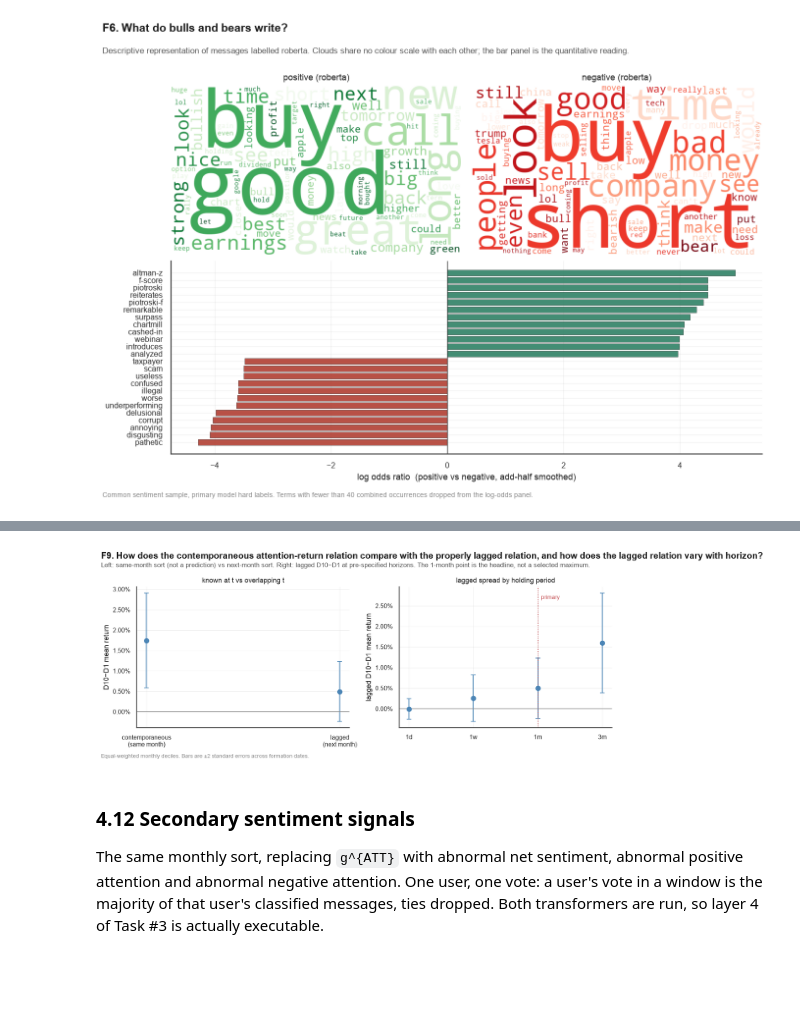
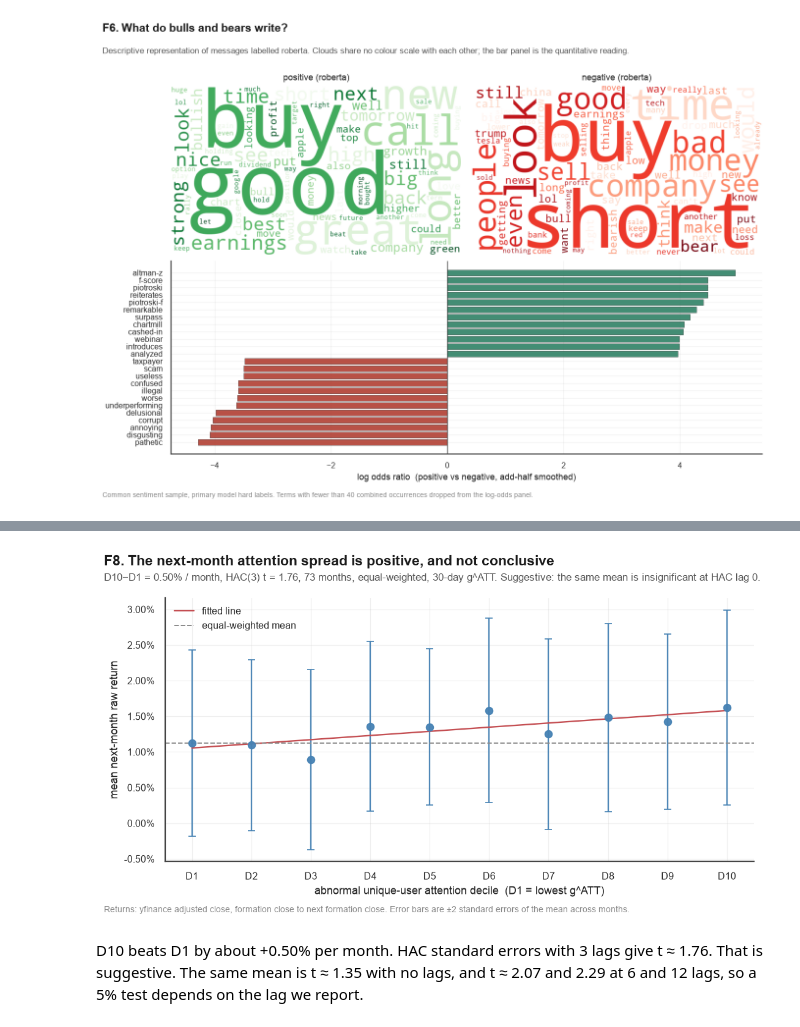
Before and after one commit to henricvsb/Finance-with-Big-Data-Lab-Sessions, a Jupyter notebook: #3/PCLAB#3 - Group 2 - Henricus Bracht Erdem Bayrakcioglu Leonard Fischbach.ipynb, the cells around one changed output, grey strips where cells are left out. Cells and saved outputs as stored; diff of their text form; code cells hidden in the pictures; blank space fills up the shorter version.

```diff
--- a/#3/PCLAB#3 - Group 2 - Henricus Bracht Erdem Bayrakcioglu Leonard Fischbach.ipynb
+++ b/#3/PCLAB#3 - Group 2 - Henricus Bracht Erdem Bayrakcioglu Leonard Fischbach.ipynb
@@ -4344,48 +3515,29 @@ Contemporaneous D10−D1 mean=+1.7439%  (labelled non-predictive)
 # %%
-fig, axes = plt.subplots(1, 2, figsize=(10.4, 4.2))
-ax = axes[0]
-_pts = pd.DataFrame({
-    "x": ["contemporaneous\n(same month)", "lagged\n(next month)"],
-    "mean": [spread_contemp.mean(), spread.mean()],
-    "se": [spread_contemp.sem(), spread.sem()],
-})
-add_error_bars(ax, [0, 1], _pts["mean"], _pts["se"], k=2.0, color=PALETTE["primary"])
-ax.axhline(0, color=PALETTE["neutral"], linewidth=0.9)
-ax.set_xticks([0, 1])
-ax.set_xticklabels(_pts["x"])
-ax.set_ylabel("D10−D1 mean return")
+_dm = decile_mean.reset_index()
+_title = ("F8. The next-month attention spread is positive, and not conclusive")
+fig, ax = plt.subplots(figsize=(8.4, 4.6))
+add_error_bars(ax, _dm["portfolio"], _dm["mean"], _dm["se"], k=2.0, color=PALETTE["primary"])
+_coef = np.polyfit(_dm["portfolio"], _dm["mean"], 1)
+ax.plot(_dm["portfolio"], np.polyval(_coef, _dm["portfolio"]),
+        color=PALETTE["accent"], linewidth=1.3, label="fitted line")
+ax.axhline(port_panel["raw_return"].mean(), color=PALETTE["neutral"], linestyle="--",
+           linewidth=1.1, label="equal-weighted mean")
+ax.set_xticks(range(1, 11))
+ax.set_xticklabels([f"D{i}" for i in range(1, 11)])
+ax.set_xlabel("abnormal unique-user attention decile  (D1 = lowest g^ATT)")
+ax.set_ylabel("mean next-month raw return")
 pct_axis(ax, decimals=2)
-ax.set_title("known at t vs overlapping t", fontsize=10)
-
-ax = axes[1]
-_h_order = ["1d", "1w", "1m", "3m"]
-_h_mean = [horizons[k].mean() for k in _h_order]
-_h_se = [horizons[k].sem() for k in _h_order]
-add_error_bars(ax, range(4), _h_mean, _h_se, k=2.0, color=PALETTE["primary"])
-ax.axhline(0, color=PALETTE["neutral"], linewidth=0.9)
-ax.axvline(2, color=PALETTE["accent"], linestyle=":", linewidth=1.0)
-ax.text(2.05, ax.get_ylim()[1] * 0.9 if ax.get_ylim()[1] else 0.001, "primary",
-        color=PALETTE["accent"], fontsize=8)
-ax.set_xticks(range(4))
-ax.set_xticklabels(_h_order)
-ax.set_ylabel("lagged D10−D1 mean return")
-pct_axis(ax, decimals=2)
-ax.set_title("lagged spread by holding period", fontsize=10)
-
+ax.legend(loc="best")
 finish_figure(
-    fig,
-    "F9. How does the contemporaneous attention-return relation compare with the properly lagged relation, and how does the lagged relation vary with horizon?",
-    "Left: same-month sort (not a prediction) vs next-month sort. Right: lagged D10−D1 at "
-    "pre-specified horizons. The 1-month point is the headline, not a selected maximum.",
-    "Equal-weighted monthly deciles. Bars are ±2 standard errors across formation dates.",
+    fig, _title,
+    f"D10−D1 = {spread_mean:.2%} / month, HAC(3) t = {spread_hac_t:.2f}, "
+    f"{int(spread_table['n_periods'].iloc[0])} months, equal-weighted, 30-day g^ATT. "
+    "Suggestive: the same mean is insignificant at HAC lag 0.",
+    "Returns: yfinance adjusted close, formation close to next formation close. "
+    "Error bars are ±2 standard errors of the mean across months.",
 )
 plt.show()
 # %% [output]
-[figure, old version]
+[figure, new version]
 # %% [markdown]
-### 4.12 Secondary sentiment signals
-
-The same monthly sort, replacing `g^{ATT}` with abnormal net sentiment, abnormal positive
-attention and abnormal negative attention. One user, one vote: a user's vote in a window
-is the majority of that user's classified messages, ties dropped. Both transformers are
-run, so layer 4 of Task #3 is actually executable.
+D10 beats D1 by about +0.50% per month. HAC standard errors with 3 lags give t ≈ 1.76. That is suggestive. The same mean is t ≈ 1.35 with no lags, and t ≈ 2.07 and 2.29 at 6 and 12 lags, so a 5% test depends on the lag we report.
```
Also changed, not shown: parts of 155 cells of this notebook.
